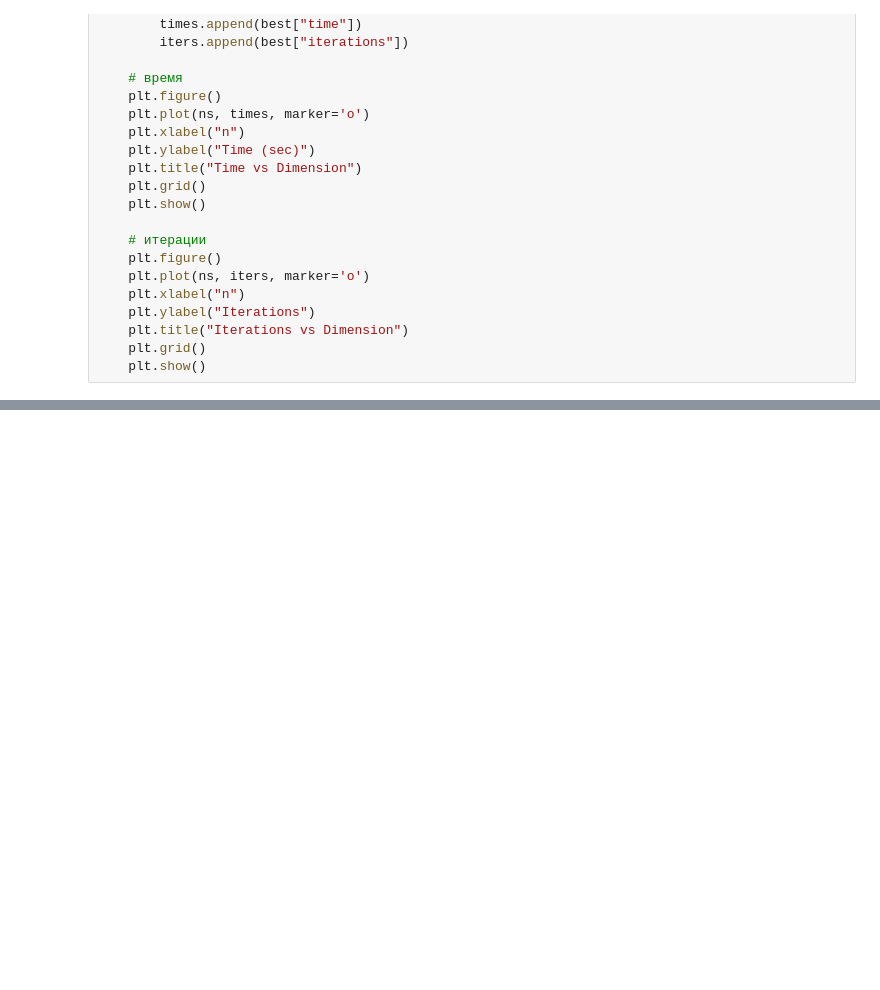
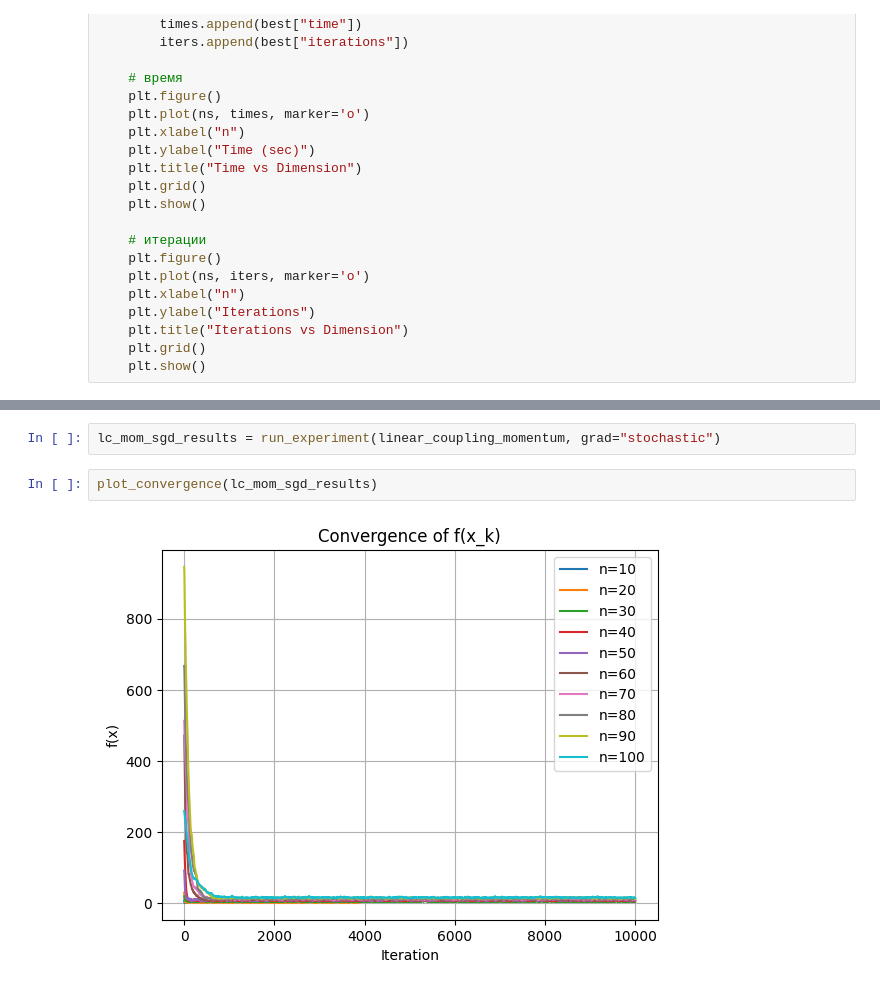
Before and after one commit to owmtgf/IAD_MAG_OptMethods, a Jupyter notebook: LAB2/main.ipynb, the cells around one changed output, grey strips where cells are left out. Drawn from its saved outputs; the diff is of its cells as text; blank space fills up the shorter version.

Commit message:
[LAB2] SGD for coupling added

```diff
--- a/LAB2/main.ipynb
+++ b/LAB2/main.ipynb
@@ -229,0 +328,6 @@ plot_scaling(lc_mom_results)
+# %%
+lc_mom_sgd_results = run_experiment(linear_coupling_momentum, grad="stochastic")
+# %%
+plot_convergence(lc_mom_sgd_results)
+# %% [output]
+[figure, added]
```
Also changed, not shown: parts of 13 cells of this notebook.
